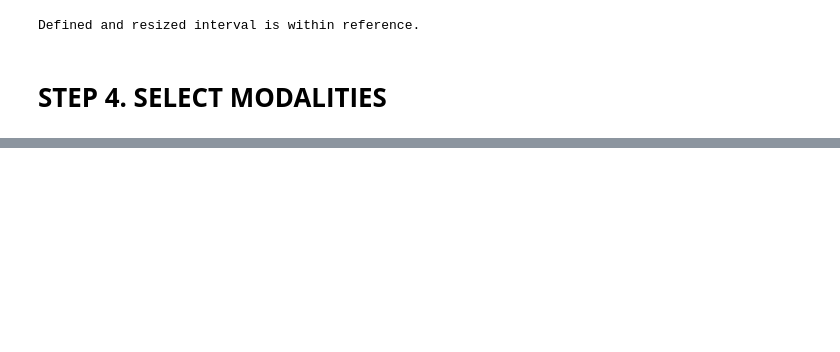
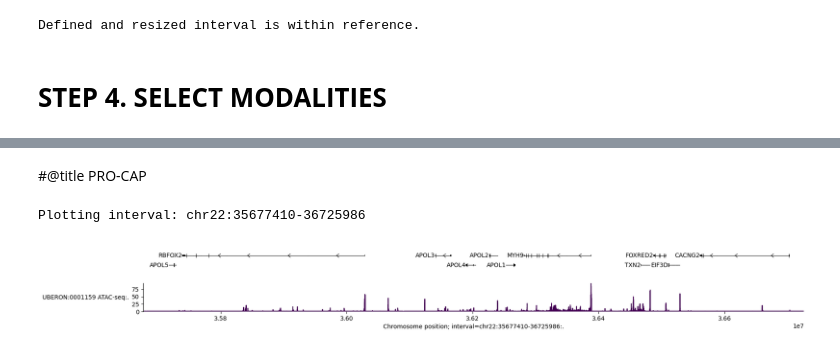
Before and after one commit to FrederickMappin/alphagenomeEZ, a Jupyter notebook: alphagenomeEZ.ipynb, the cells around one changed output, grey strips where cells are left out. Drawn from its saved outputs; the diff is of its cells as text; code cells hidden in the pictures; blank space fills up the shorter version.

```diff
--- a/alphagenomeEZ.ipynb
+++ b/alphagenomeEZ.ipynb
@@ -455,0 +527,77 @@ Plotting interval: chr19:41001973-41007707
+# %% [markdown]
+#@title PRO-CAP
+# %%
+# @title ATAC PREDICTION
+import matplotlib.pyplot as plt
+from alphagenome.visualization import plot_components
+from alphagenome.data import genome # Import genome module to create new intervals
+
+# Assuming longest_transcripts is available from a previous cell
+
+# Check if ATAC data is available in the output
+if hasattr(output, 'atac') and output.atac is not None:
+
+    # Set max plot resize length to the width of the predicted interval (first dimension of shape)
+    # Use the shape of the ATAC predictions for this cell
+    max_plot_resize_length = output.atac.values.shape[0]
+
+    #@markdown ### Select the zoom level (slide from 0 to 100%):
+    zoom_percentage = 100 #@param {type:"slider", min:0, max:100, step:1}
+
+    # Calculate the plot resize length based on the zoom percentage
+    # Ensure we don't divide by zero if max_plot_resize_length is 0 (though unlikely)
+    if max_plot_resize_length > 0:
+        plot_resize_length = int((zoom_percentage / 100.0) * max_plot_resize_length)
+    else:
+        plot_resize_length = 0 # Or handle this case as appropriate
+
+    # Ensure plot_resize_length is at least 1 for plotting purposes if max length is > 0
+    if plot_resize_length == 0 and max_plot_resize_length > 0:
+        plot_resize_length = 1
+    elif max_plot_resize_length == 0:
+        print("Warning: Predicted interval length is 0, cannot create plot.")
+
+
+    # Create a new interval for plotting, centered within the predicted interval
+    # Only proceed if plot_resize_length is greater than 0
+    if plot_resize_length > 0:
+        predicted_interval = output.atac.interval # Use ATAC interval
+        center = (predicted_interval.start + predicted_interval.end) // 2
+        plot_start = center - plot_resize_length // 2
+        plot_end = center + (plot_resize_length - plot_resize_length // 2) # Handle odd lengths
+
+        # Ensure the new plot interval is within the bounds of the predicted interval
+        plot_start = max(plot_start, predicted_interval.start)
+        plot_end = min(plot_end, predicted_interval.end)
+
+        # Create the plotting interval object (still needed for the plot function)
+        plotting_interval = genome.Interval(
+            chromosome=predicted_interval.chromosome,
+            start=plot_start,
+            end=plot_end,
+            strand=predicted_interval.strand,
+            name=predicted_interval.name # Keep the name if it exists
+        )
+
+        # Print the details of the plotting interval using plot_start and plot_end
+        print(f"\nPlotting interval: {predicted_interval.chromosome}:{plot_start}-{plot_end}")
+
+
+        plot_components.plot(
+            components=[
+                plot_components.TranscriptAnnotation(
+                    longest_transcripts, fig_height=0.1
+                ),
+                plot_components.Tracks(output.atac), # Plot ATAC track
+            ],
+            interval=plotting_interval, # Use the newly created plotting interval
+        )
+
+        plt.show()
+    else:
+        print("Plot not generated because plot_resize_length is 0.") # Message if plot length is 0
+else:
+    print("ATAC was not selected or prediction data is not available.") # Message if ATAC not selected
+# %% [output]
+Plotting interval: chr22:35677410-36725986
+[figure, added]
```
Also changed, not shown: parts of 16 cells of this notebook.
